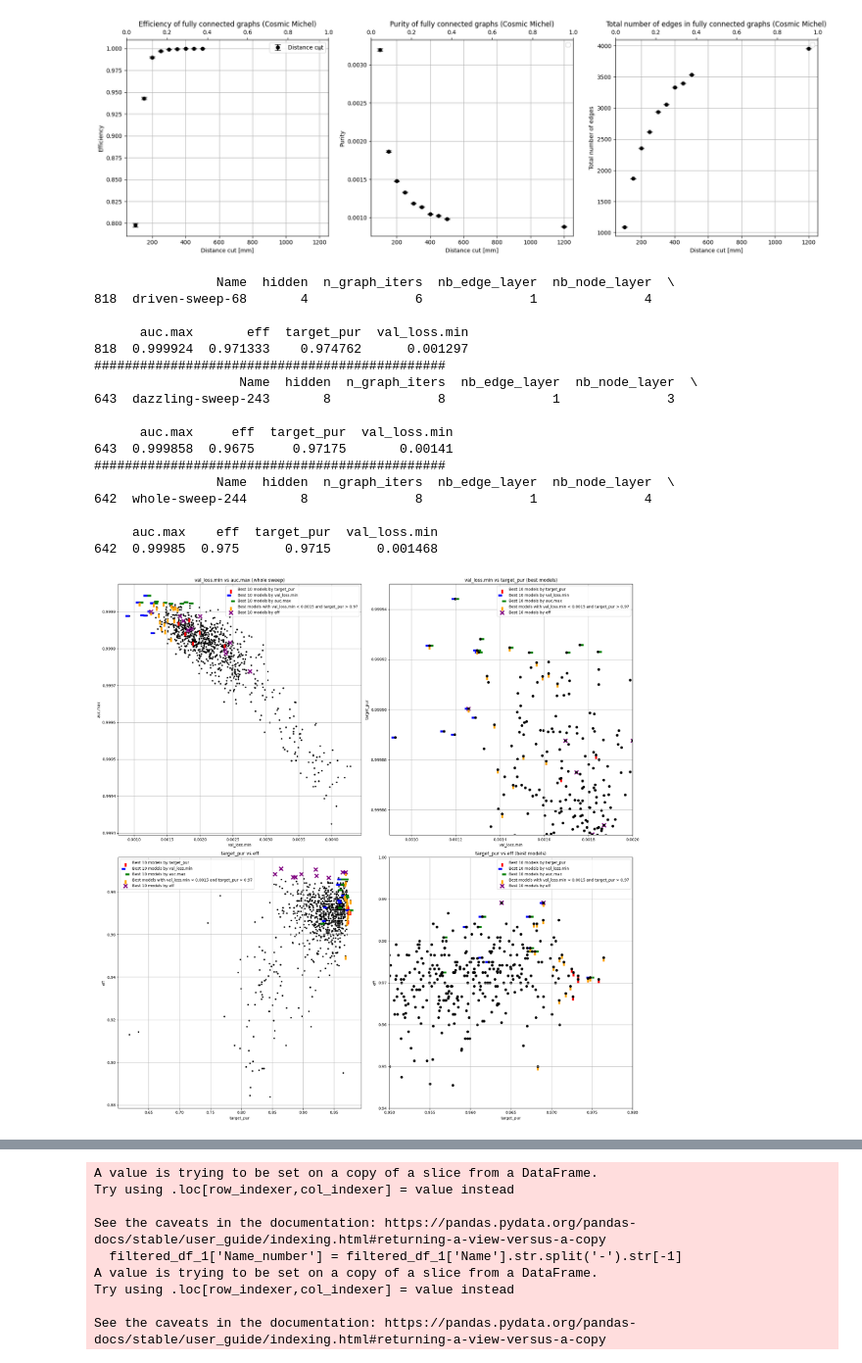
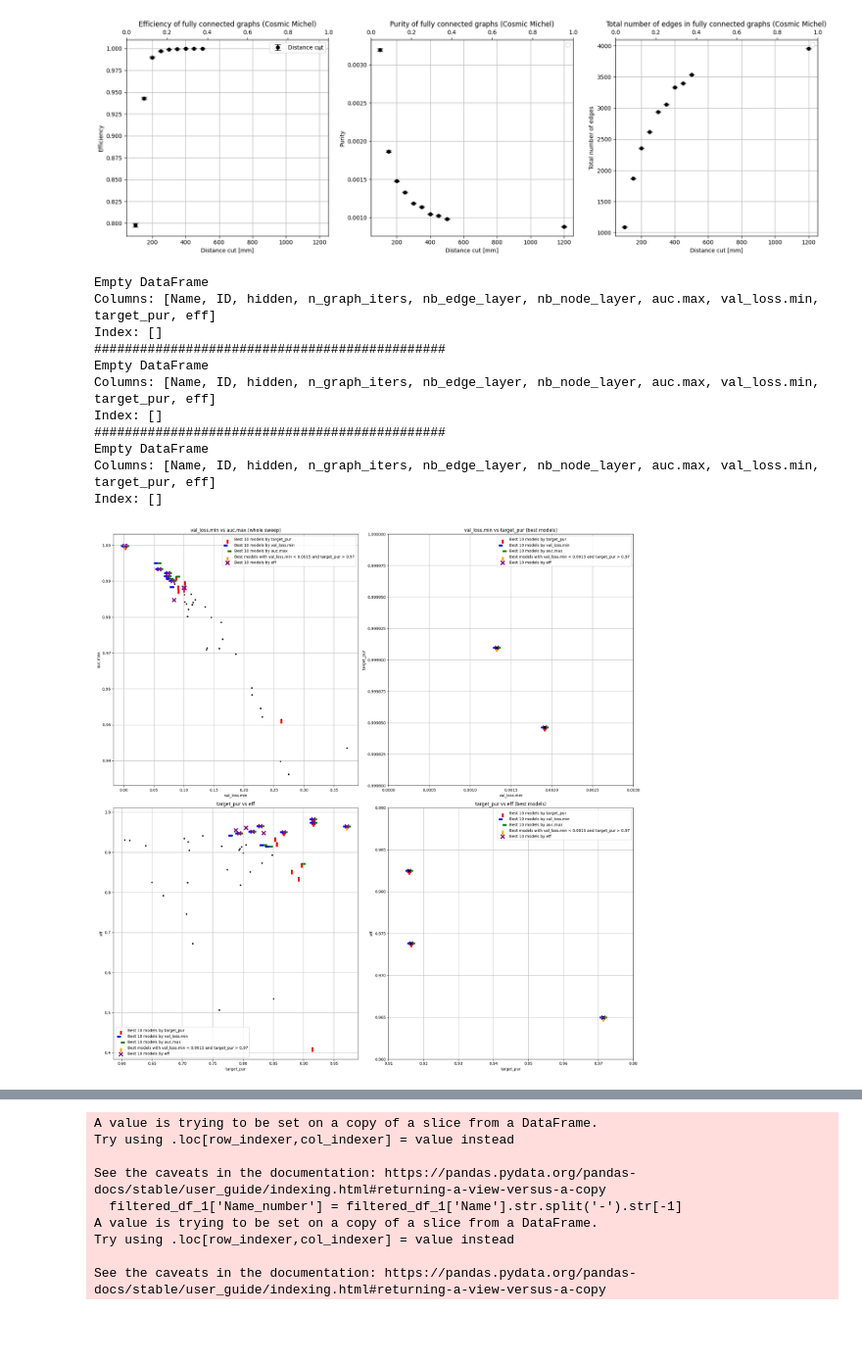
Before and after one commit to sdittmeier/Mu3eCosmicGNN, a Jupyter notebook: examples/Cosmic_GNN/visualization.ipynb, the cells around one changed output, grey strips where cells are left out. Shown at 98% size. Saved outputs shown, nothing was run; the diff lists cells and outputs as text; code cells hidden in the pictures; blank space fills up the shorter version.

```diff
--- a/examples/Cosmic_GNN/visualization.ipynb
+++ b/examples/Cosmic_GNN/visualization.ipynb
@@ -1218,10 +1218,10 @@ import pandas as pd
 import numpy as np
 
 sweep_df = pd.read_csv('/home/mue/karres/git/Mu3eCosmicGNN/examples/Cosmic_GNN/sweep_results.csv')
-drop = np.array([1,2,3,4,10,12])
-sweep_df = sweep_df.drop(sweep_df.columns[drop], axis=1)
-drop = np.array([7,9,10,11,12,13,15,16])
-sweep_df = sweep_df.drop(sweep_df.columns[drop], axis=1)
+#drop = np.array([1,2,3,4,10,12])
+#sweep_df = sweep_df.drop(sweep_df.columns[drop], axis=1)
+#drop = np.array([7,9,10,11,12,13,15,16])
+#sweep_df = sweep_df.drop(sweep_df.columns[drop], axis=1)
 
 sweep_df_val_sorted = sweep_df.sort_values(by='val_loss.min', ascending=True)
 sweep_df_pur_sorted = sweep_df.sort_values(by='target_pur', ascending=False)
@@ -1282,8 +1282,8 @@ axs[0,0].legend()
 axs[0,1].set_xlabel('val_loss.min')
 axs[0,1].set_ylabel('target_pur')
 axs[0,1].set_title('val_loss.min vs target_pur (best models)')
-axs[0,1].set_xlim(0.0009, 0.002)
-axs[0,1].set_ylim(0.99985, 0.99995)
+axs[0,1].set_xlim(0, 0.003)
+axs[0,1].set_ylim(0.9998, 1)
 axs[0,1].grid(True)
 
 axs[0,1].scatter(best10_pur['val_loss.min'], best10_pur['auc.max'], marker=3, s=100, linewidths=5, color='red', label='Best 10 models by target_pur')
@@ -1300,51 +1300,45 @@ axs[1,0].set_ylabel('eff')
 axs[1,0].set_title('target_pur vs eff')
 axs[1,0].grid(True)
 
 axs[1,0].scatter(sweep_df['target_pur'], sweep_df['eff'], color='black', s=10)
 axs[1,0].scatter(best10_pur['target_pur'], best10_pur['eff'], marker=3, s=100, linewidths=5, color='red', label='Best 10 models by target_pur')
 axs[1,0].scatter(best10_val['target_pur'], best10_val['eff'], marker=0, s=100, linewidths=5, color='blue', label='Best 10 models by val_loss.min')
 axs[1,0].scatter(best10_auc['target_pur'], best10_auc['eff'], marker=1, s=100, linewidths=5, color='green', label='Best 10 models by auc.max')
 axs[1,0].scatter(best10_combined_val['target_pur'], best10_combined_val['eff'], marker=3, s=100, linewidths=5, color='orange', label='Best models with val_loss.min < 0.0015 and target_pur > 0.97')
 axs[1,0].scatter(best10_combined_pur['target_pur'], best10_combined_pur['eff'], marker=3, s=100, linewidths=5, color='orange')
 axs[1,0].scatter(best10_eff['target_pur'], best10_eff['eff'], marker='x', s=100, linewidths=3, color='purple', label='Best 10 models by eff')
 axs[1,0].legend()
 
 axs[1,1].set_xlabel('target_pur')
 axs[1,1].set_ylabel('eff')
 axs[1,1].set_title('target_pur vs eff (best models)')
-axs[1,1].set_xlim(0.95, 0.98)
-axs[1,1].set_ylim(0.94, 1)
+axs[1,1].set_xlim(0.91, 0.98)
+axs[1,1].set_ylim(0.96, 0.99)
 axs[1,1].grid(True)
 
 axs[1,1].scatter(best10_pur['target_pur'], best10_pur['eff'], marker=3, s=100, linewidths=5, color='red', label='Best 10 models by target_pur')
 axs[1,1].scatter(best10_val['target_pur'], best10_val['eff'], marker=0, s=100, linewidths=5, color='blue', label='Best 10 models by val_loss.min')
 axs[1,1].scatter(best10_auc['target_pur'], best10_auc['eff'], marker=1, s=100, linewidths=5, color='green', label='Best 10 models by auc.max')
 axs[1,1].scatter(best10_combined_val['target_pur'], best10_combined_val['eff'], marker=3, s=100, linewidths=5, color='orange', label='Best models with val_loss.min < 0.0015 and target_pur > 0.97')
 axs[1,1].scatter(best10_combined_pur['target_pur'], best10_combined_pur['eff'], marker=3, s=100, linewidths=5, color='orange')
 axs[1,1].scatter(best10_eff['target_pur'], best10_eff['eff'], marker='x', s=100, linewidths=3, color='purple', label='Best 10 models by eff')
 axs[1,1].scatter(sweep_df['target_pur'], sweep_df['eff'], color='black')
 axs[1,1].legend()
 
 plt.tight_layout()
 # %% [output]
-                Name  hidden  n_graph_iters  nb_edge_layer  nb_node_layer  \
-818  driven-sweep-68       4              6              1              4
-
-      auc.max       eff  target_pur  val_loss.min
-818  0.999924  0.971333    0.974762      0.001297
+Empty DataFrame
+Columns: [Name, ID, hidden, n_graph_iters, nb_edge_layer, nb_node_layer, auc.max, val_loss.min, target_pur, eff]
+Index: []
 ##############################################
-                   Name  hidden  n_graph_iters  nb_edge_layer  nb_node_layer  \
-643  dazzling-sweep-243       8              8              1              3
-
-      auc.max     eff  target_pur  val_loss.min
-643  0.999858  0.9675     0.97175       0.00141
+Empty DataFrame
+Columns: [Name, ID, hidden, n_graph_iters, nb_edge_layer, nb_node_layer, auc.max, val_loss.min, target_pur, eff]
+Index: []
 ##############################################
-                Name  hidden  n_graph_iters  nb_edge_layer  nb_node_layer  \
-642  whole-sweep-244       8              8              1              4
-
-     auc.max    eff  target_pur  val_loss.min
-642  0.99985  0.975      0.9715      0.001468
+Empty DataFrame
+Columns: [Name, ID, hidden, n_graph_iters, nb_edge_layer, nb_node_layer, auc.max, val_loss.min, target_pur, eff]
+Index: []
-[figure, old version]
+[figure, new version]
 # %%
 import pandas as pd
 import seaborn as sns
```
Also changed, not shown: parts of 8 cells of this notebook, 2 other files.
